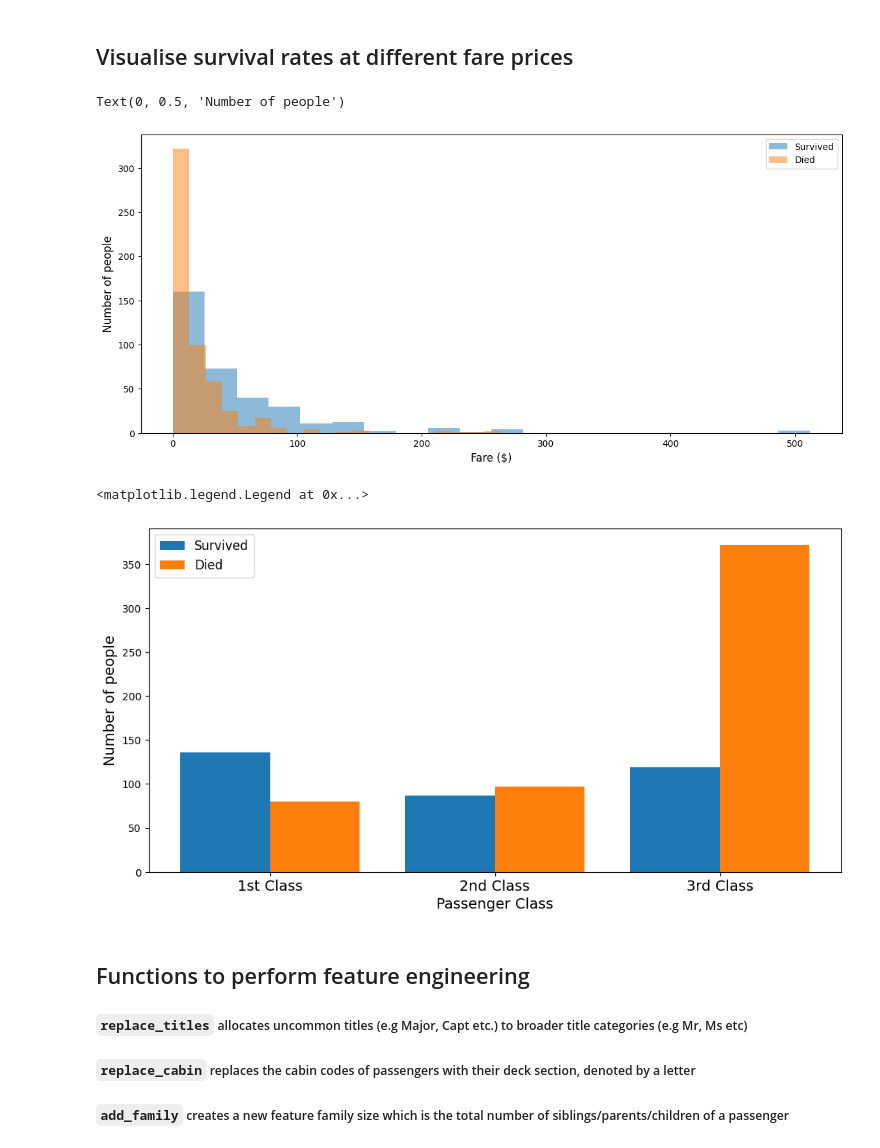
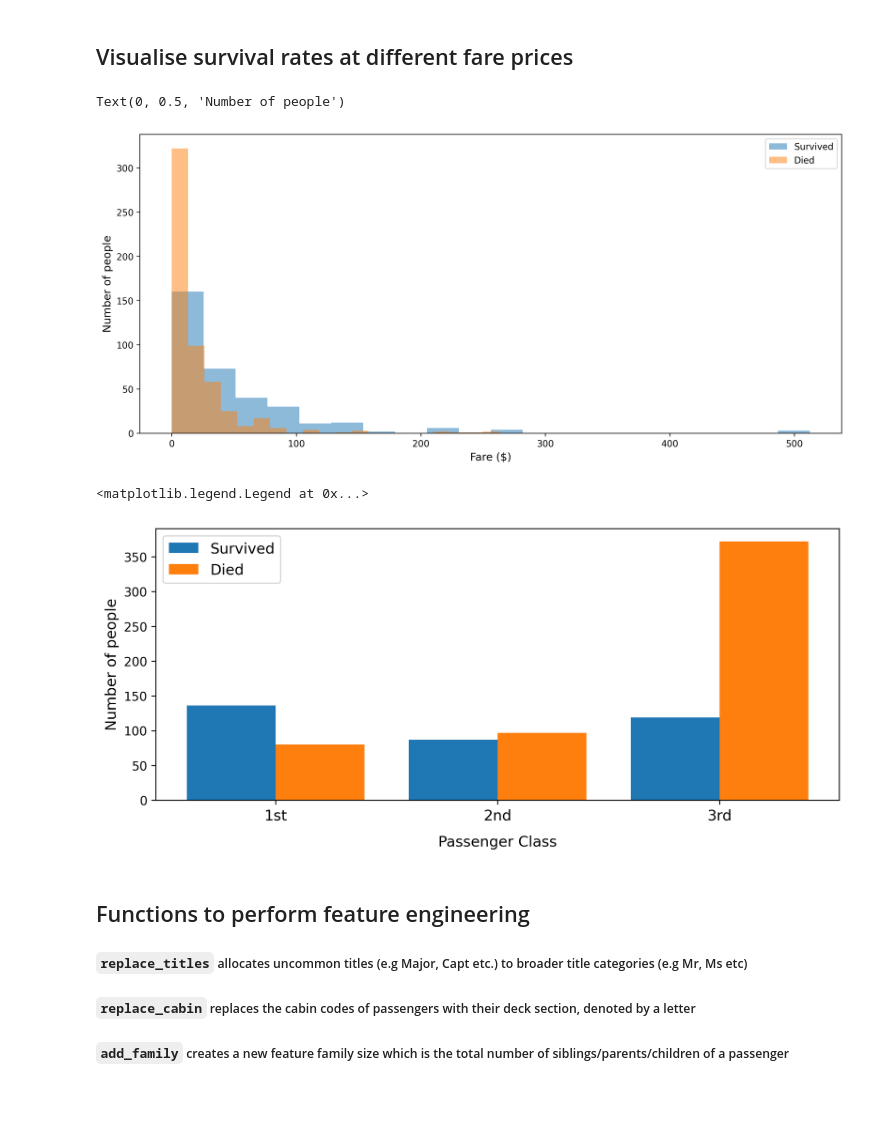
Before and after one commit to lnsayer/kaggle-projects, a Jupyter notebook: final-titanic-notebook.ipynb, the cells around one changed output. Cells and saved outputs as stored; diff of their text form; code cells hidden in the pictures; blank space fills up the shorter version.

```diff
--- a/final-titanic-notebook.ipynb
+++ b/final-titanic-notebook.ipynb
@@ -7,6 +7,7 @@
 
 import numpy as np
 import pandas as pd
+import matplotlib as mpl
 import matplotlib.pyplot as plt
 import sklearn
 import re
@@ -22,6 +23,8 @@ from sklearn.model_selection import GridSearchCV
 from sklearn.linear_model import LogisticRegression
 from sklearn.metrics import roc_curve
 
+mpl.rcParams['figure.dpi'] = 300
+
 # Input data files are available in the read-only "../input/" directory
 # For example, running this (by clicking run or pressing Shift+Enter) will list all files under the input directory
 
@@ -133,7 +136,7 @@ Text(0, 0.5, 'Number of people')
 # %% [markdown]
 ## Visualise survival rates at different fare prices
 # %%
-# Plot histograms of the Number who survived/died according to fare price
+# Plot histograms of the number who survived/died according to fare price
 survived_df = train_df.loc[train_df['Survived'] == 1]
 died_df = train_df.loc[train_df['Survived'] == 0]
 
@@ -151,34 +154,34 @@ ax.set_xlabel('Fare ($)', fontsize = 12)
 ax.set_ylabel('Number of people', fontsize = 12)
 # %% [output]
 Text(0, 0.5, 'Number of people')
-[figure, old version]
+[figure, new version]
 # %%
 pclass1_survive = train_df.loc[(train_df['Survived'] == 1) & (train_df['Pclass'] ==1 )]
 pclass1_die = train_df.loc[(train_df['Survived'] == 0) & (train_df['Pclass'] ==1 )]
 
 pclass2_survive = train_df.loc[(train_df['Survived'] == 1) & (train_df['Pclass'] ==2 )]
 pclass2_die = train_df.loc[(train_df['Survived'] == 0) & (train_df['Pclass'] ==2 )]
 
 pclass3_survive = train_df.loc[(train_df['Survived'] == 1) & (train_df['Pclass'] ==3 )]
 pclass3_die = train_df.loc[(train_df['Survived'] == 0) & (train_df['Pclass'] ==3 )]
 
 survived = [len(pclass1_survive), len(pclass2_survive), len(pclass3_survive)]
 died = [len(pclass1_die), len(pclass2_die), len(pclass3_die)]
 
-fig, ax = plt.subplots(figsize=(12,6))
+fig, ax = plt.subplots(figsize=(10,4))
 
 x = np.arange(3)
 width = 0.4
 
 ax.bar(x-0.2, survived, width)
 ax.bar(x+0.2, died, width)
-ax.set_xticks(x, ['1st Class', '2nd Class', '3rd Class'], size =14)
-ax.set_xlabel("Passenger Class", size =14)
-ax.set_ylabel("Number of people", size =14)
+ax.set_xticks(x, ['1st', '2nd', '3rd'], size =12)
+ax.set_xlabel("Passenger Class", size =12, labelpad=10)
+ax.set_ylabel("Number of people", size =12)
 ax.legend(["Survived", "Died"], fontsize =12)
 # %% [output]
 <matplotlib.legend.Legend at 0x...>
-[figure, old version]
+[figure, new version]
 # %% [markdown]
 ## Functions to perform feature engineering
 ##### `replace_titles` allocates uncommon titles (e.g Major, Capt etc.) to broader title categories (e.g Mr, Ms etc)
```
Also changed, not shown: parts of 3 cells of this notebook.
